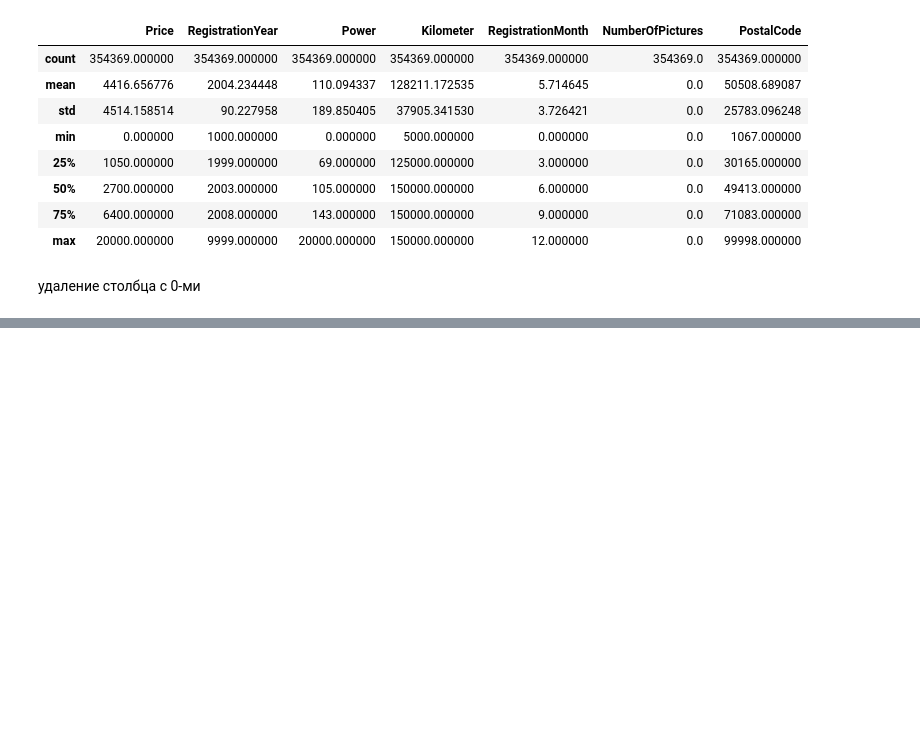
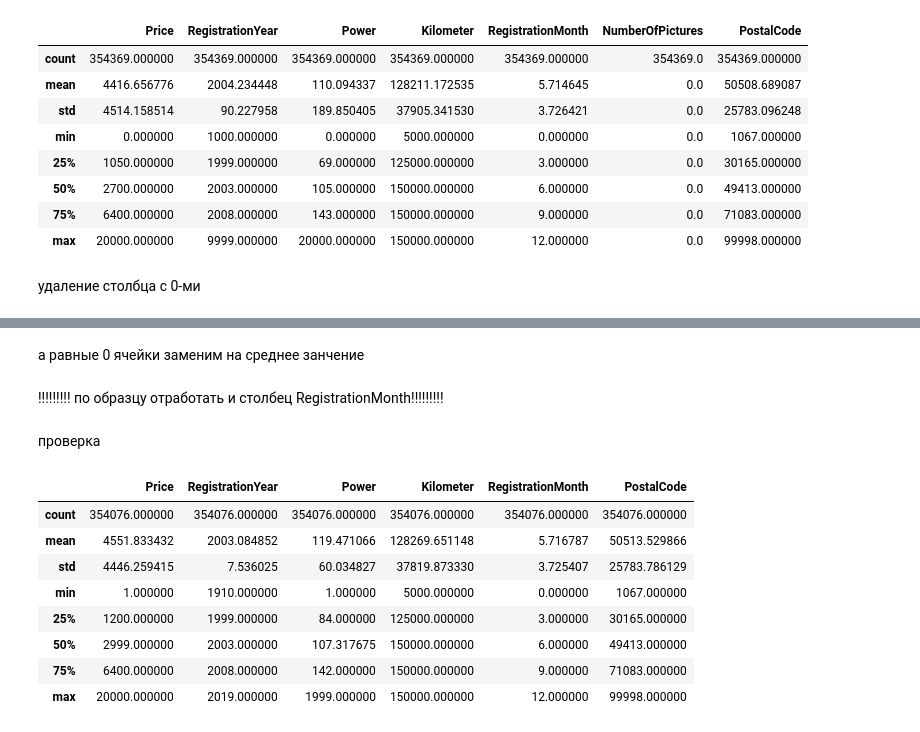
Before and after one commit to AnnaKos999/bd, a Jupyter notebook: versii.ipynb, the cells around one changed output, grey strips where cells are left out. Cells and saved outputs as stored; diff of their text form; code cells hidden in the pictures; blank space fills up the shorter version.

```diff
--- a/versii.ipynb
+++ b/versii.ipynb
@@ -226,0 +277,4 @@ del data["NumberOfPictures"]
+# %%
+data=data.loc[data['RegistrationYear']<2023]
+# %%
+data=data.loc[data['RegistrationYear']>1901]
@@ -226,0 +289,23 @@ del data["NumberOfPictures"]
+# %%
+data=data.loc[data['Power']<2000]
+# %% [markdown]
+а равные 0 ячейки заменим на среднее занчение
+# %%
+mean=data['Power'].mean()
+data.loc[(data['Power']==0),'Power']=mean
+# %% [markdown]
+!!!!!!!!! по образцу отработать и столбец RegistrationMonth!!!!!!!!!
+# %% [markdown]
+проверка
+# %%
+data.describe()
+# %% [output]
+|  | Price | RegistrationYear | Power | Kilometer | RegistrationMonth | PostalCode |
+| count | 354076.000000 | 354076.000000 | 354076.000000 | 354076.000000 | 354076.000000 | 354076.000000 |
+| mean | 4551.833432 | 2003.084852 | 119.471066 | 128269.651148 | 5.716787 | 50513.529866 |
+| std | 4446.259415 | 7.536025 | 60.034827 | 37819.873330 | 3.725407 | 25783.786129 |
+| min | 1.000000 | 1910.000000 | 1.000000 | 5000.000000 | 0.000000 | 1067.000000 |
+| 25% | 1200.000000 | 1999.000000 | 84.000000 | 125000.000000 | 3.000000 | 30165.000000 |
+| 50% | 2999.000000 | 2003.000000 | 107.317675 | 150000.000000 | 6.000000 | 49413.000000 |
+| 75% | 6400.000000 | 2008.000000 | 142.000000 | 150000.000000 | 9.000000 | 71083.000000 |
+| max | 20000.000000 | 2019.000000 | 1999.000000 | 150000.000000 | 12.000000 | 99998.000000 |
```
Also changed, not shown: parts of 32 cells of this notebook.
